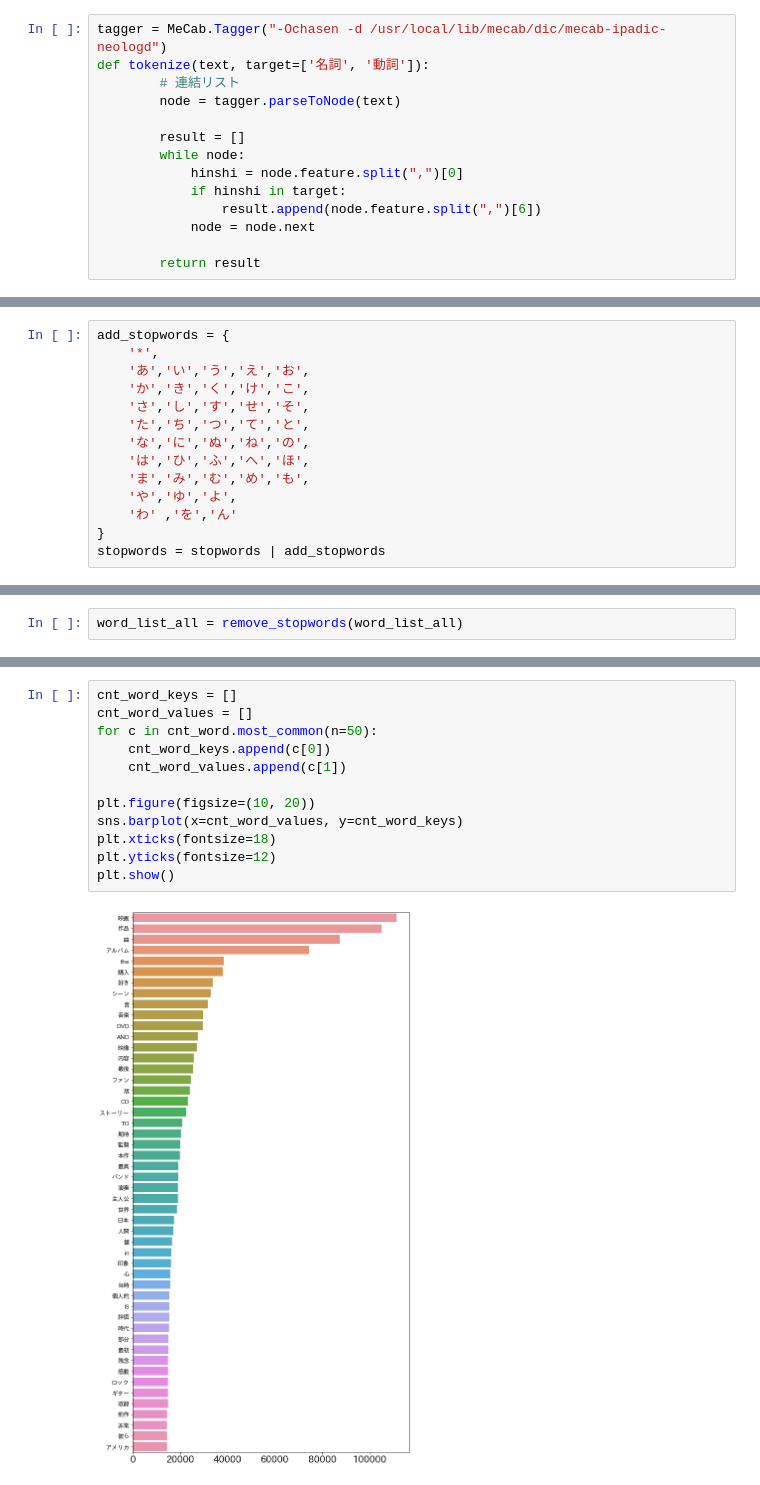
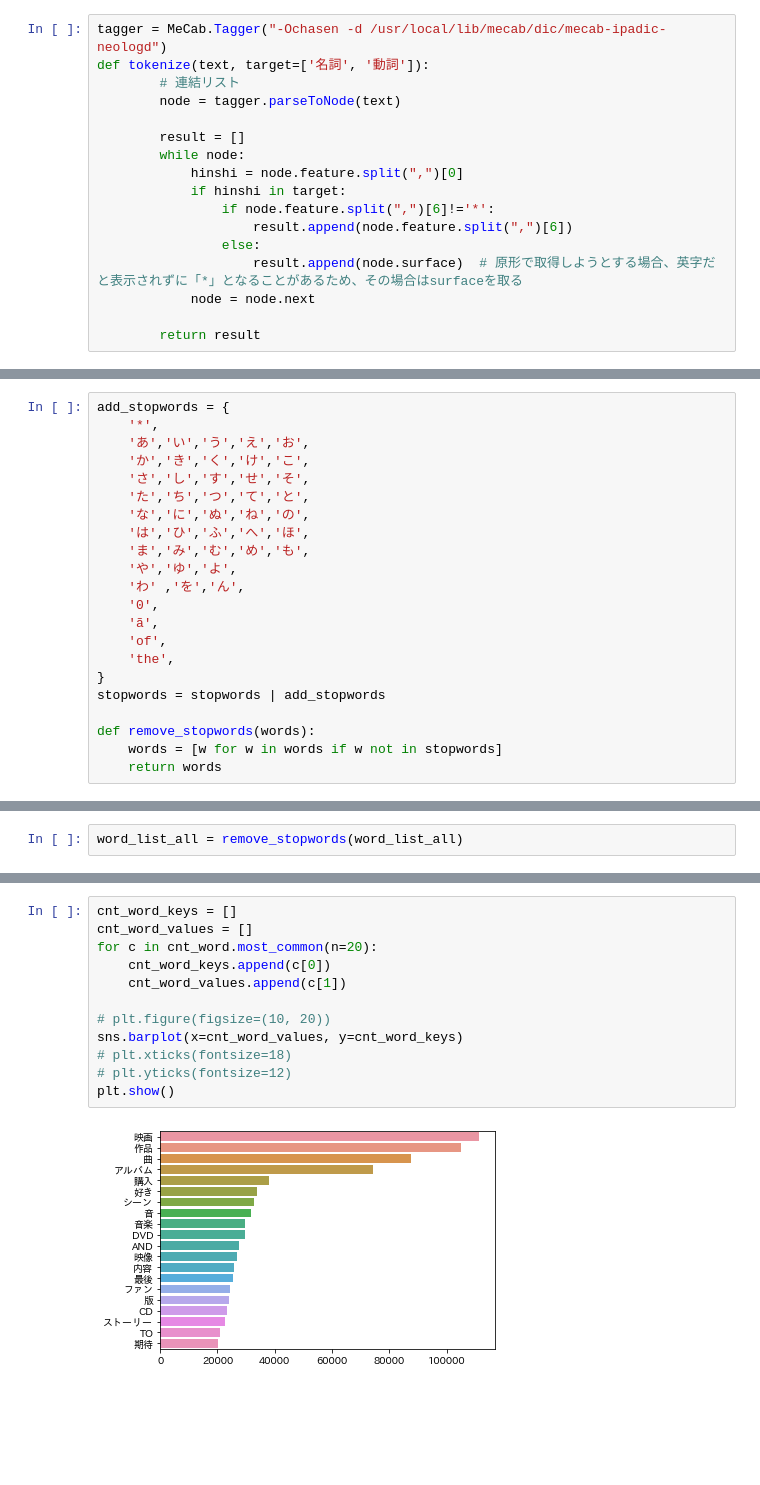
Before and after one commit to mf1611/text_japanese, a Jupyter notebook: notebook/word_count.ipynb, the cells around one changed output, grey strips where cells are left out. Cells and saved outputs as stored; diff of their text form; blank space fills up the shorter version.

```diff
--- a/notebook/word_count.ipynb
+++ b/notebook/word_count.ipynb
@@ -35,7 +36,10 @@ def tokenize(text, target=['名詞', '動詞']):
         while node:
             hinshi = node.feature.split(",")[0]
             if hinshi in target:
-                result.append(node.feature.split(",")[6])
+                if node.feature.split(",")[6]!='*':
+                    result.append(node.feature.split(",")[6])
+                else:
+                    result.append(node.surface)  # 原形で取得しようとする場合、英字だと表示されずに「*」となることがあるため、その場合はsurfaceを取る
             node = node.next
 
         return result
@@ -193,6 +217,14 @@ add_stopwords = {
     'は','ひ','ふ','へ','ほ',
     'ま','み','む','め','も',
     'や','ゆ','よ',
-    'わ' ,'を','ん'
+    'わ' ,'を','ん',
+    '0',
+    'ã',
+    'of',
+    'the',
 }
 stopwords = stopwords | add_stopwords
+
+def remove_stopwords(words):
+    words = [w for w in words if w not in stopwords]
+    return words
@@ -232,17 +260,17 @@ cnt_word.most_common(n=10)
 # %%
 cnt_word_keys = []
 cnt_word_values = []
-for c in cnt_word.most_common(n=50):
+for c in cnt_word.most_common(n=20):
     cnt_word_keys.append(c[0])
     cnt_word_values.append(c[1])
 
-plt.figure(figsize=(10, 20))
+# plt.figure(figsize=(10, 20))
 sns.barplot(x=cnt_word_values, y=cnt_word_keys)
-plt.xticks(fontsize=18)
-plt.yticks(fontsize=12)
+# plt.xticks(fontsize=18)
+# plt.yticks(fontsize=12)
 plt.show()
 # %% [output]
-[figure, old version]
+[figure, new version]
 # %%
 fpath = "/Library/Fonts/Arial Unicode.ttf"
 words_wakati = ' '.join(word_list_all)
```
Also changed, not shown: parts of 24 cells of this notebook.
